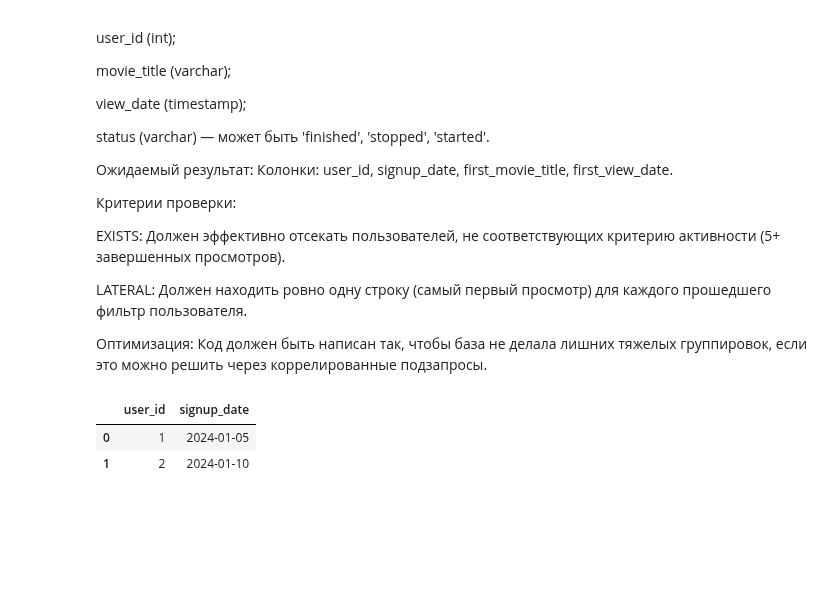
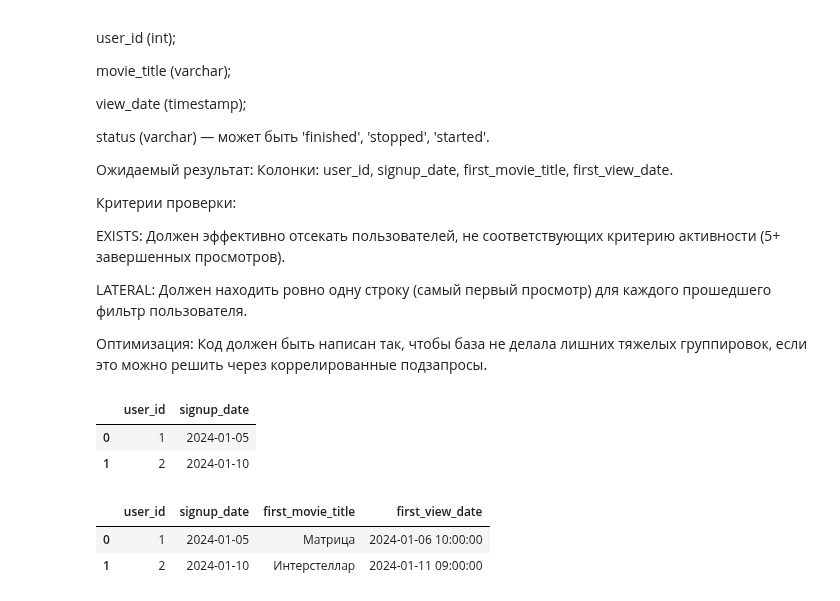
Before and after one commit to Praldmur/Tasks, a Jupyter notebook: simulator_sql.ipynb, the cells around one changed output. Saved outputs shown, nothing was run; the diff lists cells and outputs as text; code cells hidden in the pictures; blank space fills up the shorter version.

```diff
--- a/simulator_sql.ipynb
+++ b/simulator_sql.ipynb
@@ -1166,3 +1166,34 @@ result
 |  | user_id | signup_date |
 | 0 | 1 | 2024-01-05 |
 | 1 | 2 | 2024-01-10 |
+# %%
+query = """
+SELECT
+    u.user_id,
+    u.signup_date,
+    v_first.movie_title AS first_movie_title,
+    v_first.view_date AS first_view_date
+FROM users u
+-- LATERAL находит ровно одну (первую) строку для каждого юзера
+CROSS JOIN LATERAL (
+    SELECT movie_title, view_date
+    FROM views v
+    WHERE v.user_id = u.user_id
+    ORDER BY view_date ASC
+    LIMIT 1
+) v_first
+WHERE u.signup_date >= '2024-01-01' AND u.signup_date < '2024-02-01'
+-- EXISTS проверяет наличие 5+ завершенных просмотров
+AND EXISTS (
+    SELECT 1
+    FROM views v
+    WHERE v.user_id = u.user_id AND v.status = 'finished'
+    HAVING COUNT(*) >= 5
+);
+"""
+result = duckdb.query(query).to_df()
+result
+# %% [output]
+|  | user_id | signup_date | first_movie_title | first_view_date |
+| 0 | 1 | 2024-01-05 | Матрица | 2024-01-06 10:00:00 |
+| 1 | 2 | 2024-01-10 | Интерстеллар | 2024-01-11 09:00:00 |
```
